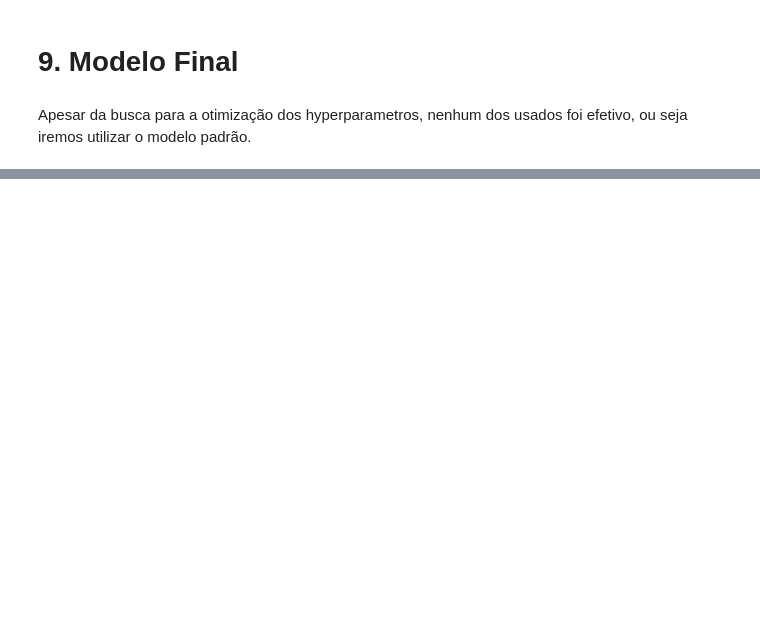
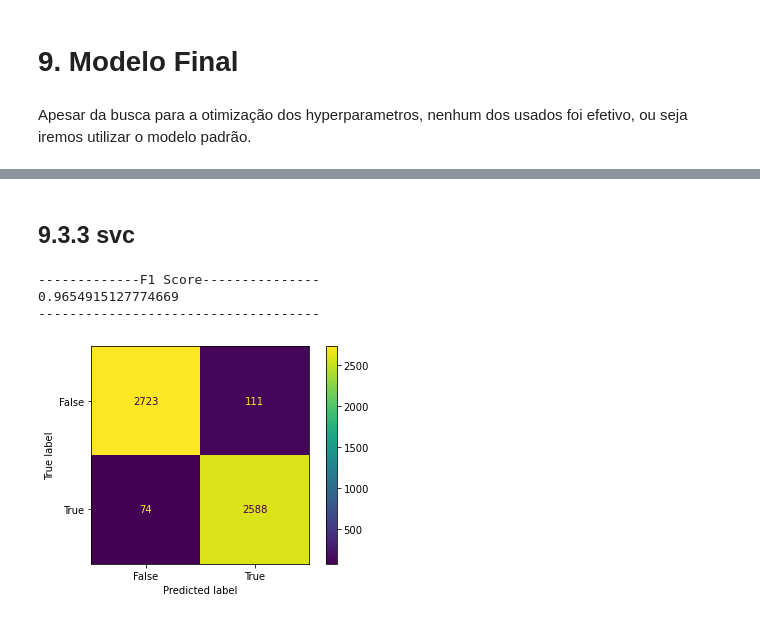
Before and after one commit to LucasPieroo/Pos-IFSP, a Jupyter notebook: proj_inter_2s_2022/codes/Interdisciplinar.ipynb, the cells around one changed output, grey strips where cells are left out. Cells and saved outputs as stored; diff of their text form; code cells hidden in the pictures; blank space fills up the shorter version.

```diff
--- a/proj_inter_2s_2022/codes/Interdisciplinar.ipynb
+++ b/proj_inter_2s_2022/codes/Interdisciplinar.ipynb
@@ -673,0 +829,18 @@ base_train_target = base_train['Blue Team Victory'].copy()
+# %% [markdown]
+## 9.3.3 svc
+# %%
+predicted = predict_mine_2
+print("-------------F1 Score---------------")
+print(f1_score(y_test, predicted, zero_division=1))
+print("------------------------------------")
+confusion_matrix = metrics.confusion_matrix(actual, predicted)
+
+cm_display = metrics.ConfusionMatrixDisplay(confusion_matrix = confusion_matrix, display_labels = [False, True])
+
+cm_display.plot()
+plt.show()
+# %% [output]
+-------------F1 Score---------------
+0.9654915127774669
+------------------------------------
+[figure, added]
```
Also changed, not shown: parts of 124 cells of this notebook.
